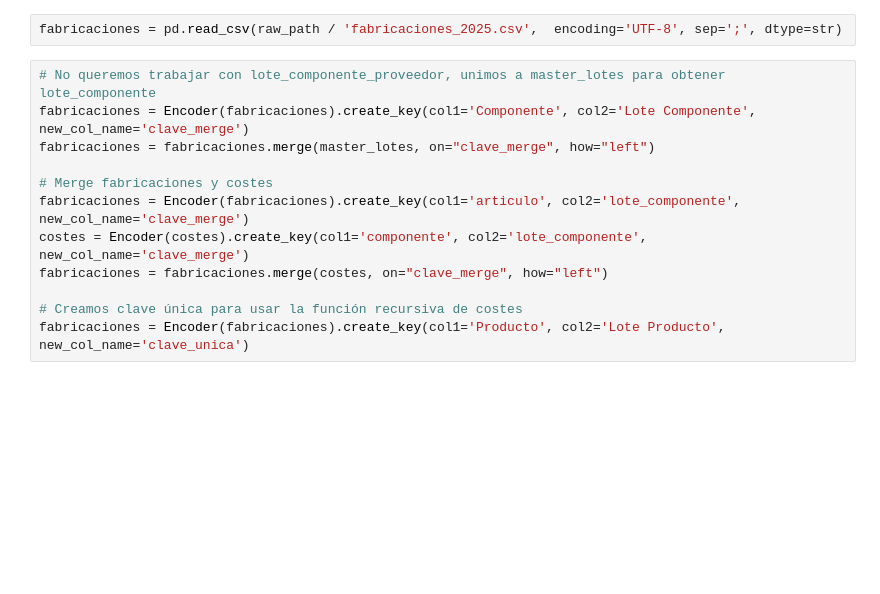
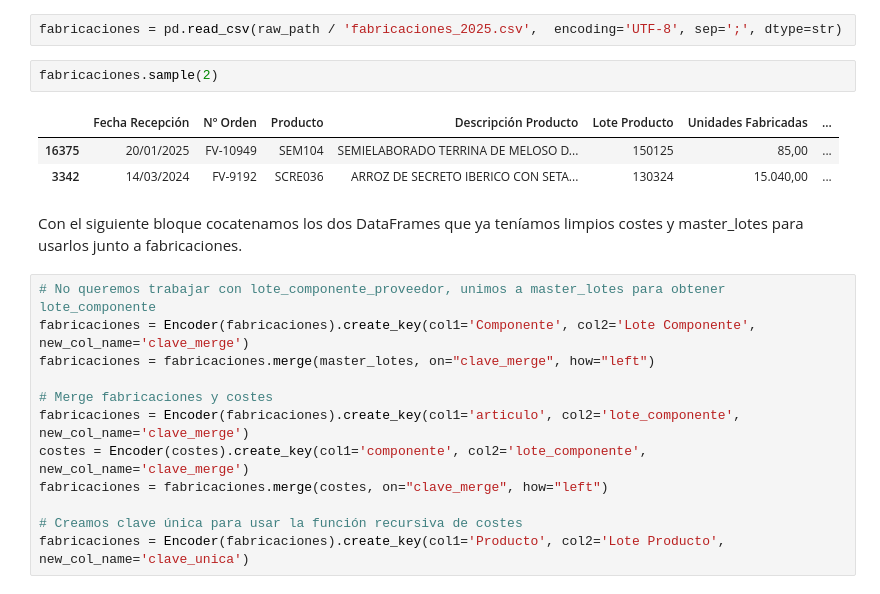
Before and after one commit to lauvepas/calco, a Jupyter notebook: notebooks/test.ipynb, the cells around one changed output. Saved outputs shown, nothing was run; the diff lists cells and outputs as text; blank space fills up the shorter version.

```diff
--- a/notebooks/test.ipynb
+++ b/notebooks/test.ipynb
@@ -135,5 +245,13 @@ ETL fabricaciones
 # %%
 fabricaciones = pd.read_csv(raw_path / 'fabricaciones_2025.csv',  encoding='UTF-8', sep=';', dtype=str)
+# %%
+fabricaciones.sample(2)
+# %% [output]
+|  | Fecha Recepción | Nº Orden | Producto | Descripción Producto | Lote Producto | Unidades Fabricadas | ... |
+| 16375 | 20/01/2025 | FV-10949 | SEM104 | SEMIELABORADO TERRINA DE MELOSO D... | 150125 | 85,00 | ... |
+| 3342 | 14/03/2024 | FV-9192 | SCRE036 | ARROZ DE SECRETO IBERICO CON SETA... | 130324 | 15.040,00 | ... |
+# %% [markdown]
+Con el siguiente bloque cocatenamos los dos DataFrames que ya teníamos limpios costes y master_lotes para usarlos junto a fabricaciones.
 # %%
 # No queremos trabajar con lote_componente_proveedor, unimos a master_lotes para obtener lote_componente
 fabricaciones = Encoder(fabricaciones).create_key(col1='Componente', col2='Lote Componente', new_col_name='clave_merge')
```
Also changed, not shown: parts of 36 cells of this notebook.
